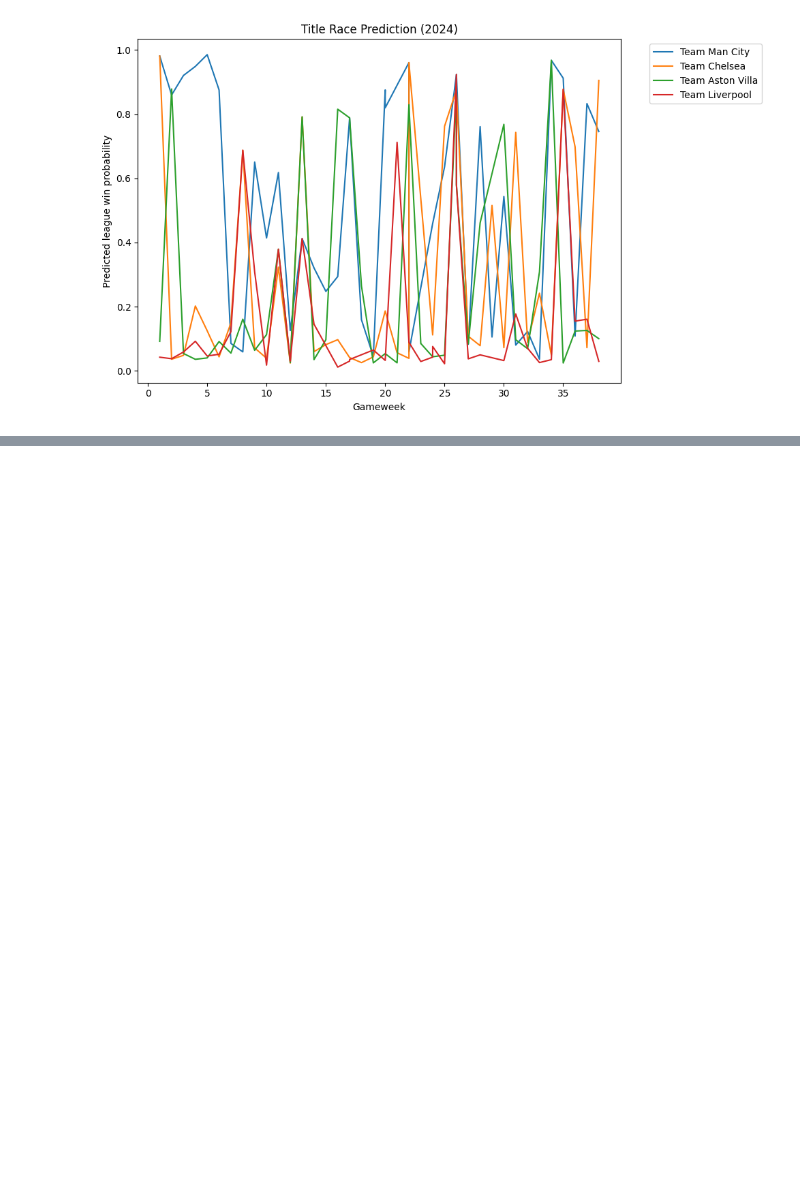
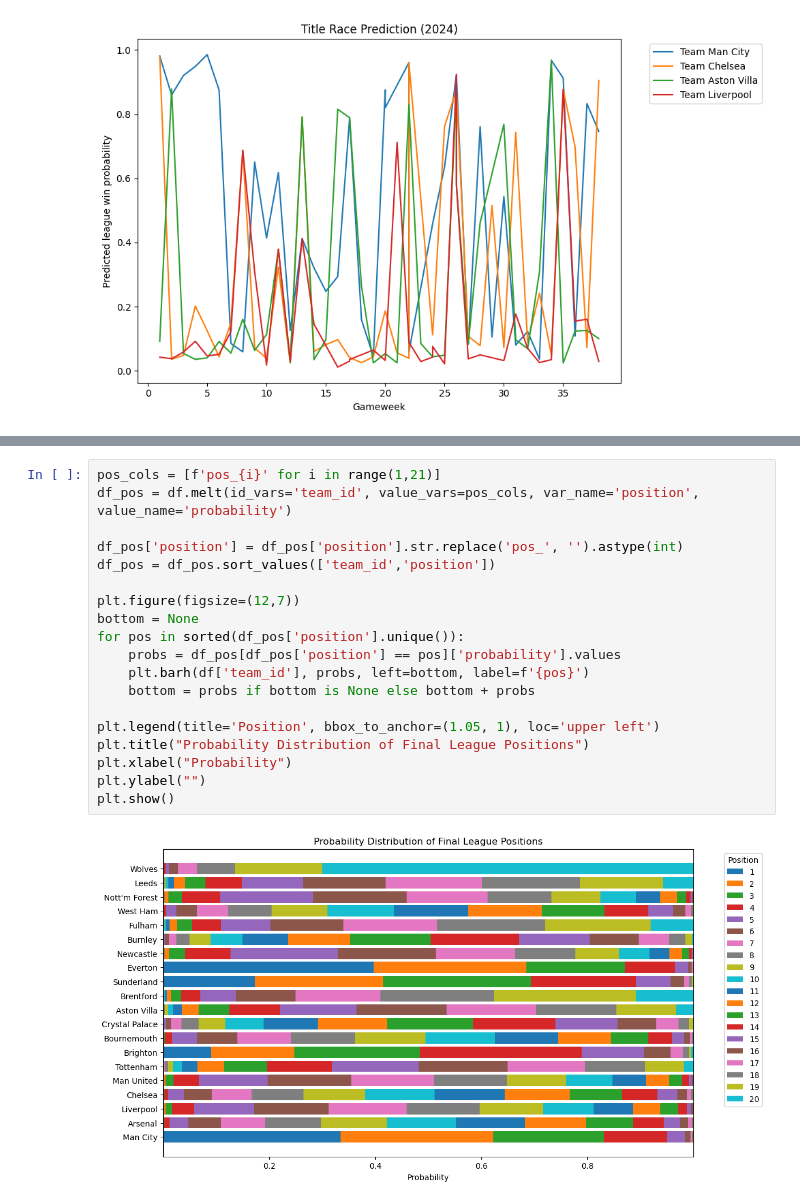
Before and after one commit to WillTrevarthen/prem-predictions, a Jupyter notebook: EDA.ipynb, the cells around one changed output, grey strips where cells are left out. Cells and saved outputs as stored; diff of their text form; blank space fills up the shorter version.

```diff
--- a/EDA.ipynb
+++ b/EDA.ipynb
@@ -310,0 +341,21 @@ plt.show()
+# %%
+pos_cols = [f'pos_{i}' for i in range(1,21)]
+df_pos = df.melt(id_vars='team_id', value_vars=pos_cols, var_name='position', value_name='probability')
+
+df_pos['position'] = df_pos['position'].str.replace('pos_', '').astype(int)
+df_pos = df_pos.sort_values(['team_id','position'])
+
+plt.figure(figsize=(12,7))
+bottom = None
+for pos in sorted(df_pos['position'].unique()):
+    probs = df_pos[df_pos['position'] == pos]['probability'].values
+    plt.barh(df['team_id'], probs, left=bottom, label=f'{pos}')
+    bottom = probs if bottom is None else bottom + probs
+
+plt.legend(title='Position', bbox_to_anchor=(1.05, 1), loc='upper left')
+plt.title("Probability Distribution of Final League Positions")
+plt.xlabel("Probability")
+plt.ylabel("")
+plt.show()
+# %% [output]
+[figure, added]
```
Also changed, not shown: parts of 10 cells of this notebook, 2 other files.
